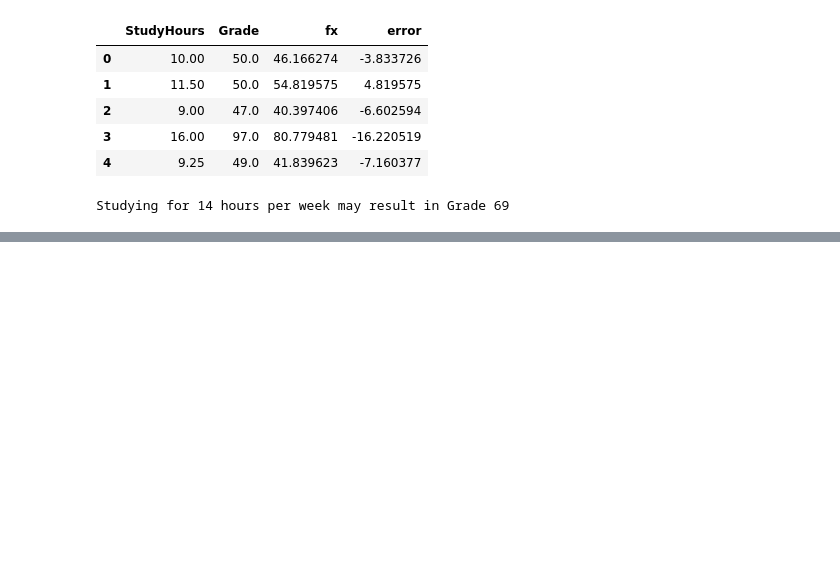
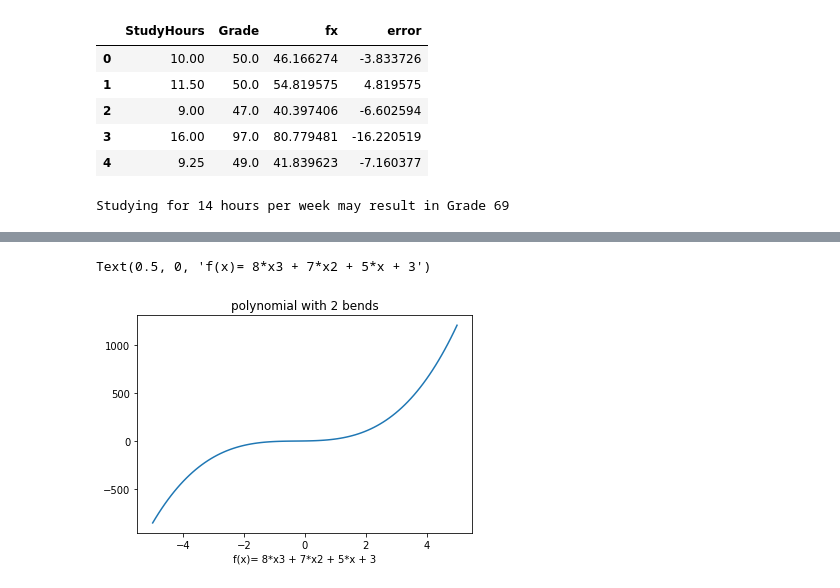
Before and after one commit to arun-jathari/data-science-, a Jupyter notebook: python cheatsheet.ipynb, the cells around one changed output, grey strips where cells are left out. Saved outputs shown, nothing was run; the diff lists cells and outputs as text; code cells hidden in the pictures; blank space fills up the shorter version.

```diff
--- a/python cheatsheet.ipynb
+++ b/python cheatsheet.ipynb
@@ -751,0 +892,12 @@ fig = px.scatter(data_frame=df,x='protein_content_of_last_meal',y='core_temperat
+# %%
+import matplotlib.pyplot as plt
+intercept=3;B1=5;B2=7;B3=8
+x_values = np.linspace(-5,5,100)
+calc_y = lambda x: intercept + B1*x + B2 * x**2 + B3 * x**3
+y_values = calc_y(x_values)
+plt.plot(x_values,y_values)
+plt.title('polynomial with 2 bends')
+plt.xlabel('f(x)= 8*x3 + 7*x2 + 5*x + 3')
+# %% [output]
+Text(0.5, 0, 'f(x)= 8*x3 + 7*x2 + 5*x + 3')
+[figure, added]
```
Also changed, not shown: parts of 22 cells of this notebook.
